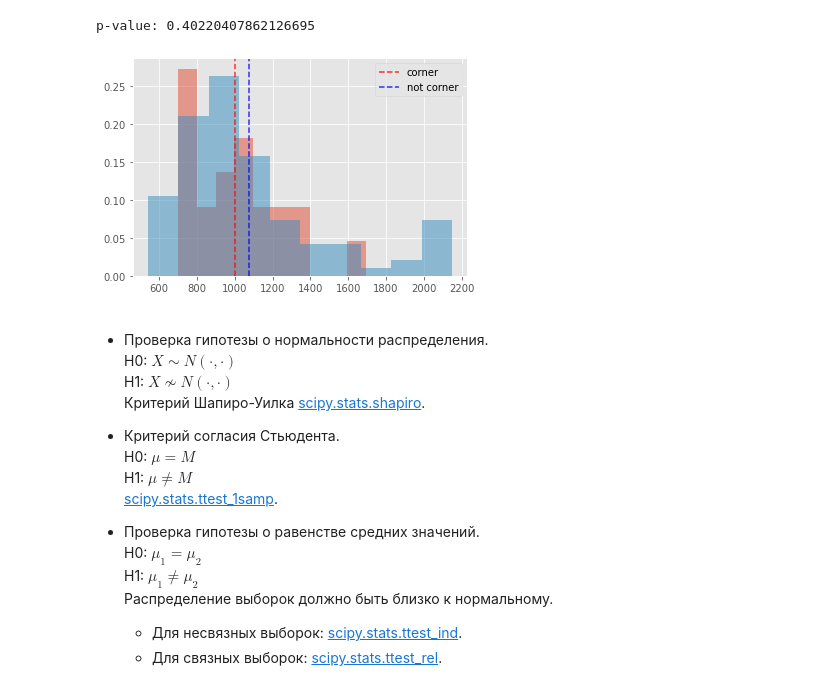
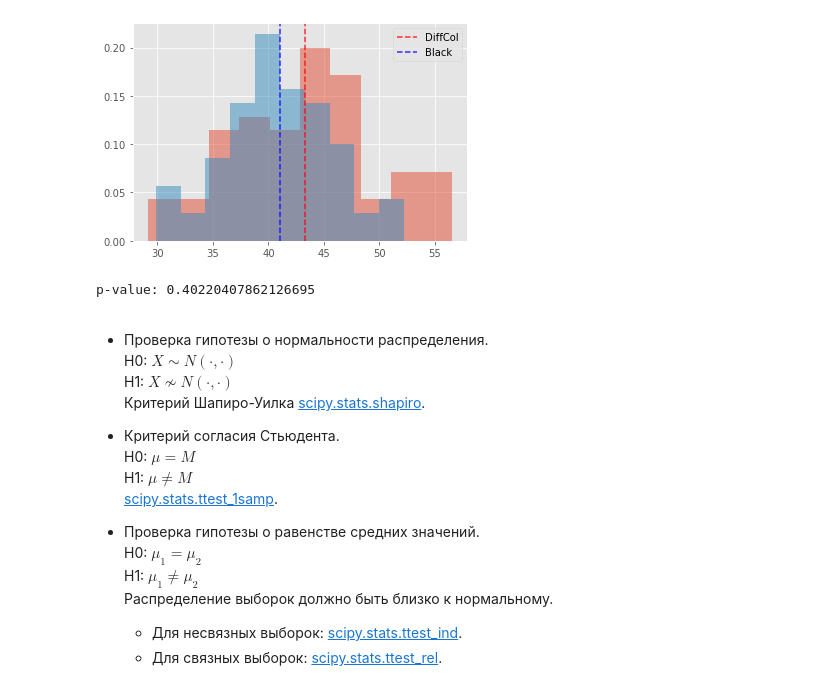
Before and after one commit to Gloriel/FlightPreparence, a Jupyter notebook: St8_StatisicFormules.ipynb, the cells around one changed output. Drawn from its saved outputs; the diff is of its cells as text; code cells hidden in the pictures.

```diff
--- a/St8_StatisicFormules.ipynb
+++ b/St8_StatisicFormules.ipynb
@@ -229,41 +272,28 @@ print('p-value: ', res[1])
 # %%
 #Парный t-критерий Стьюдента.  X1сред - Х2сред = А , se=((sd1**2/n1)+(sd2**2/n2))**0.5 , df=n1+n2-2
 #При t = A/se и df можно рассчитать p при котором M1-M2=0. То есть разницы между выборками почти нет
 #Q-Q Plot показывает насколько выборочные значения соответствуют предсказанным(из нормального распределеня)
+x = inter['DiffCol']
+y = inter['Black']
+x.name, y.name = 'DiffCol', 'Black'
+two_histograms(x, y)
+
+#Распределения условно нормальны. Поскольку в наблюдениях содержатся одни и те же люди, выборки связные (парные)
+res = stats.ttest_rel(x, y) #Метод для парных выборок
+print('p-value: ', res[1])
+p-value: 0.0162416779538
+#p-value низкий, гипотеза на уровне значимости 0.05 будет отвергнута, но на уровне 0.01 уже нет.
+# %% [output]
+[figure, added]
-# %%
-#U-критерий Манна-Витни переводит значения в ранговую шкалу и проверяет НЕ равенство медиан. P{X>Y}=P{X<Y}
-
-#Ищем зависимость цены от переменной COR=1 и 0. Чтобы применить Стьюдента, проверим нормальность данных и равенство дисперсий
-#Заменяем -9999 (здесь=пустое) на корректное пустое значение.
-albi = albi.replace(-9999, np.nan)
-#Сохраним в отдельные переменные выборки, которые собираемся сравнивать.
-x = albi[albi['COR'] == 1]['PRICE']
-y = albi[albi['COR'] == 0]['PRICE']
-x.name, y.name = 'corner', 'not corner'
-
-def two_histograms(x, y):
-    """
-    Функция, которая построит две гистограммы на одной картинке.
-    Дополнительно пунктирными линиями указываются средние значения выборок.
-    x: вектор pd.Series,
-    y: вектор pd.Series
-    """
-    x.hist(alpha=0.5, weights=[1./len(x)]*len(x))
-    y.hist(alpha=0.5, weights=[1./len(y)]*len(y))
-    plt.axvline(x.mean(), color='red', alpha=0.8, linestyle='dashed')
-    plt.axvline(y.mean(), color='blue', alpha=0.8, linestyle='dashed')
-    plt.legend([x.name, y.name])
-
-
-two_histograms(x, y)
-
-#Выбросы не дают применить Стюдента. Потому непараметрические критерий Манна-Витни.
-res = stats.mannwhitneyu(x, y)
-print('p-value:', res[1])
-#p-value получилось достаточно большим, поэтому у нас нет оснований отвергнуть гипотезу. разница медиан в выборках случайна.
-# %% [output]
-p-value: 0.40220407862126695
-[figure, removed]
+# %%
+#U-критерий Манна-Витни переводит значения в ранговую шкалу и проверяет НЕ равенство медиан. P{X>Y}=P{X<Y}
+
+#Вместо Стьюдента используем непараметрический критерий Манна-Витни.
+res = stats.mannwhitneyu(x, y)
+print('p-value:', res[1])
+#p-value получилось достаточно большим, поэтому у нас нет оснований отвергнуть гипотезу. Разница медиан в выборках случайна.
+# %% [output]
+p-value: 0.40220407862126695
 # %%
 #Корреляция. Scatter-plot или диагратта рассеивания
 #Сила и направление взаимосвязи определяется ковариацией. cov=Сумма((Xi-Xсред)*(Yi-Yсред))/N-1
```
Also changed, not shown: parts of 3 cells of this notebook, 2 other files.
